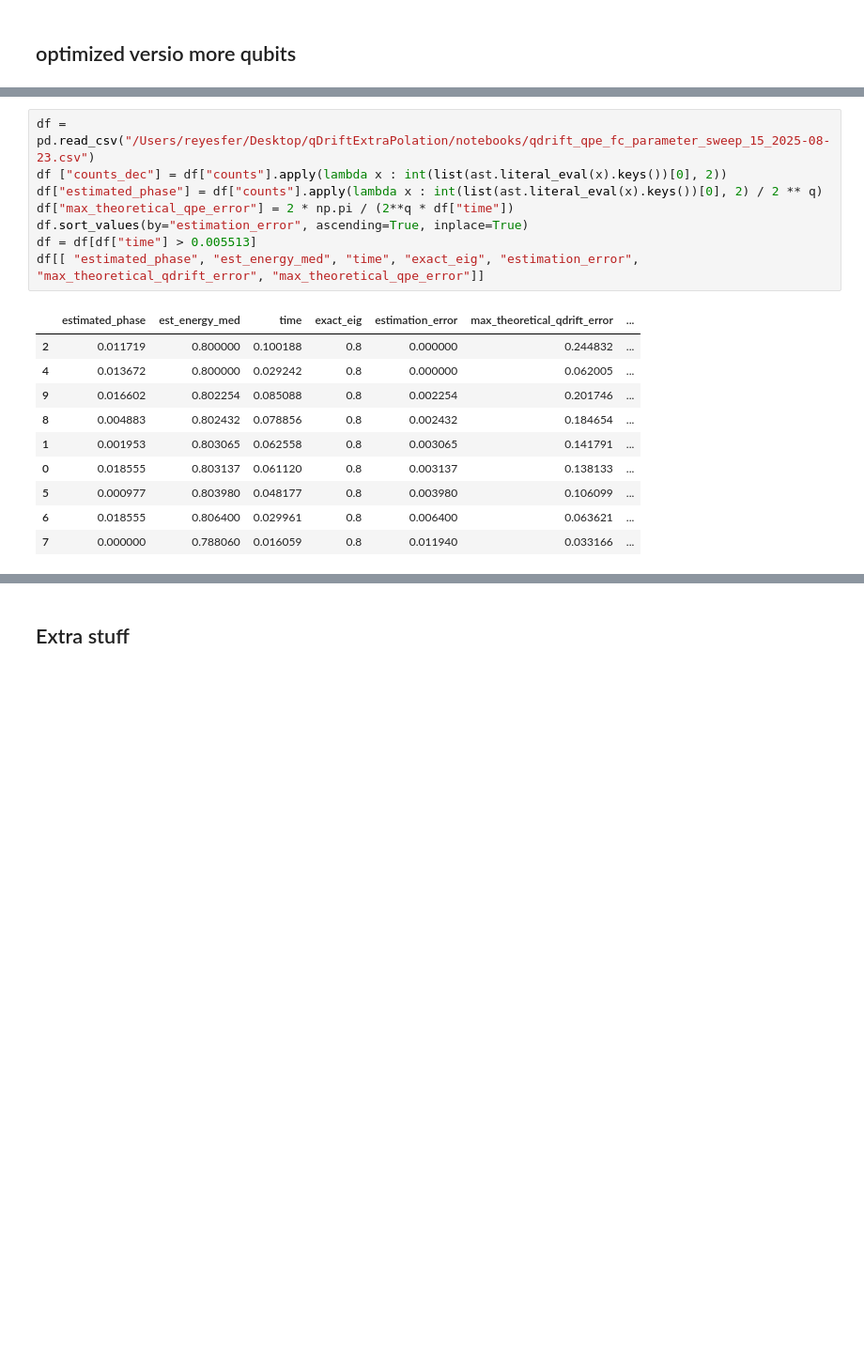
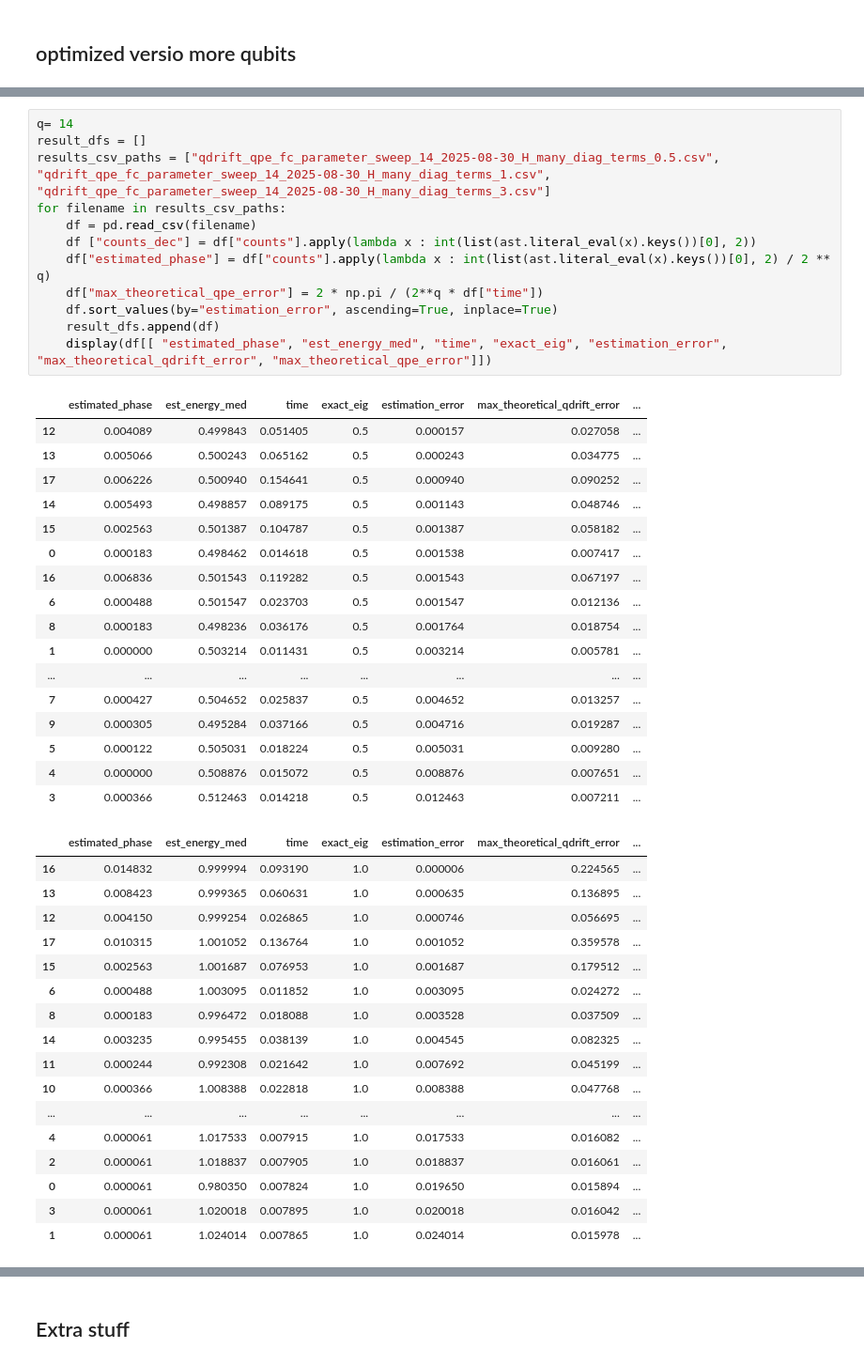
Before and after one commit to Rick0317/qDriftExtraPolation, a Jupyter notebook: notebooks/numerical_tests_qpe_parallel_opt_hermitian.ipynb, the cells around one changed output, grey strips where cells are left out. Shown at 94% size. Saved outputs shown, nothing was run; the diff lists cells and outputs as text; blank space fills up the shorter version.

```diff
--- a/notebooks/numerical_tests_qpe_parallel_opt_hermitian.ipynb
+++ b/notebooks/numerical_tests_qpe_parallel_opt_hermitian.ipynb
@@ -553,19 +635,47 @@ Running worker from process 49968
 # %%
-df = pd.read_csv("/Users/reyesfer/Desktop/qDriftExtraPolation/notebooks/qdrift_qpe_fc_parameter_sweep_15_2025-08-23.csv")
-df ["counts_dec"] = df["counts"].apply(lambda x : int(list(ast.literal_eval(x).keys())[0], 2))
-df["estimated_phase"] = df["counts"].apply(lambda x : int(list(ast.literal_eval(x).keys())[0], 2) / 2 ** q)
-df["max_theoretical_qpe_error"] = 2 * np.pi / (2**q * df["time"])
-df.sort_values(by="estimation_error", ascending=True, inplace=True)
-df = df[df["time"] > 0.005513]
-df[[ "estimated_phase", "est_energy_med", "time", "exact_eig", "estimation_error", "max_theoretical_qdrift_error", "max_theoretical_qpe_error"]]
+q= 14
+result_dfs = []
+results_csv_paths = ["qdrift_qpe_fc_parameter_sweep_14_2025-08-30_H_many_diag_terms_0.5.csv", "qdrift_qpe_fc_parameter_sweep_14_2025-08-30_H_many_diag_terms_1.csv", "qdrift_qpe_fc_parameter_sweep_14_2025-08-30_H_many_diag_terms_3.csv"]
+for filename in results_csv_paths:
+    df = pd.read_csv(filename)
+    df ["counts_dec"] = df["counts"].apply(lambda x : int(list(ast.literal_eval(x).keys())[0], 2))
+    df["estimated_phase"] = df["counts"].apply(lambda x : int(list(ast.literal_eval(x).keys())[0], 2) / 2 ** q)
+    df["max_theoretical_qpe_error"] = 2 * np.pi / (2**q * df["time"])
+    df.sort_values(by="estimation_error", ascending=True, inplace=True)
+    result_dfs.append(df)
+    display(df[[ "estimated_phase", "est_energy_med", "time", "exact_eig", "estimation_error", "max_theoretical_qdrift_error", "max_theoretical_qpe_error"]])
 # %% [output]
 |  | estimated_phase | est_energy_med | time | exact_eig | estimation_error | max_theoretical_qdrift_error | ... |
-| 2 | 0.011719 | 0.800000 | 0.100188 | 0.8 | 0.000000 | 0.244832 | ... |
-| 4 | 0.013672 | 0.800000 | 0.029242 | 0.8 | 0.000000 | 0.062005 | ... |
-| 9 | 0.016602 | 0.802254 | 0.085088 | 0.8 | 0.002254 | 0.201746 | ... |
-| 8 | 0.004883 | 0.802432 | 0.078856 | 0.8 | 0.002432 | 0.184654 | ... |
-| 1 | 0.001953 | 0.803065 | 0.062558 | 0.8 | 0.003065 | 0.141791 | ... |
-| 0 | 0.018555 | 0.803137 | 0.061120 | 0.8 | 0.003137 | 0.138133 | ... |
-| 5 | 0.000977 | 0.803980 | 0.048177 | 0.8 | 0.003980 | 0.106099 | ... |
-| 6 | 0.018555 | 0.806400 | 0.029961 | 0.8 | 0.006400 | 0.063621 | ... |
-| 7 | 0.000000 | 0.788060 | 0.016059 | 0.8 | 0.011940 | 0.033166 | ... |
+| 12 | 0.004089 | 0.499843 | 0.051405 | 0.5 | 0.000157 | 0.027058 | ... |
+| 13 | 0.005066 | 0.500243 | 0.065162 | 0.5 | 0.000243 | 0.034775 | ... |
+| 17 | 0.006226 | 0.500940 | 0.154641 | 0.5 | 0.000940 | 0.090252 | ... |
+| 14 | 0.005493 | 0.498857 | 0.089175 | 0.5 | 0.001143 | 0.048746 | ... |
+| 15 | 0.002563 | 0.501387 | 0.104787 | 0.5 | 0.001387 | 0.058182 | ... |
+| 0 | 0.000183 | 0.498462 | 0.014618 | 0.5 | 0.001538 | 0.007417 | ... |
+| 16 | 0.006836 | 0.501543 | 0.119282 | 0.5 | 0.001543 | 0.067197 | ... |
+| 6 | 0.000488 | 0.501547 | 0.023703 | 0.5 | 0.001547 | 0.012136 | ... |
+| 8 | 0.000183 | 0.498236 | 0.036176 | 0.5 | 0.001764 | 0.018754 | ... |
+| 1 | 0.000000 | 0.503214 | 0.011431 | 0.5 | 0.003214 | 0.005781 | ... |
+| ... | ... | ... | ... | ... | ... | ... | ... |
+| 7 | 0.000427 | 0.504652 | 0.025837 | 0.5 | 0.004652 | 0.013257 | ... |
+| 9 | 0.000305 | 0.495284 | 0.037166 | 0.5 | 0.004716 | 0.019287 | ... |
+| 5 | 0.000122 | 0.505031 | 0.018224 | 0.5 | 0.005031 | 0.009280 | ... |
+| 4 | 0.000000 | 0.508876 | 0.015072 | 0.5 | 0.008876 | 0.007651 | ... |
+| 3 | 0.000366 | 0.512463 | 0.014218 | 0.5 | 0.012463 | 0.007211 | ... |
+|  | estimated_phase | est_energy_med | time | exact_eig | estimation_error | max_theoretical_qdrift_error | ... |
+| 16 | 0.014832 | 0.999994 | 0.093190 | 1.0 | 0.000006 | 0.224565 | ... |
+| 13 | 0.008423 | 0.999365 | 0.060631 | 1.0 | 0.000635 | 0.136895 | ... |
+| 12 | 0.004150 | 0.999254 | 0.026865 | 1.0 | 0.000746 | 0.056695 | ... |
+| 17 | 0.010315 | 1.001052 | 0.136764 | 1.0 | 0.001052 | 0.359578 | ... |
+| 15 | 0.002563 | 1.001687 | 0.076953 | 1.0 | 0.001687 | 0.179512 | ... |
+| 6 | 0.000488 | 1.003095 | 0.011852 | 1.0 | 0.003095 | 0.024272 | ... |
+| 8 | 0.000183 | 0.996472 | 0.018088 | 1.0 | 0.003528 | 0.037509 | ... |
+| 14 | 0.003235 | 0.995455 | 0.038139 | 1.0 | 0.004545 | 0.082325 | ... |
+| 11 | 0.000244 | 0.992308 | 0.021642 | 1.0 | 0.007692 | 0.045199 | ... |
+| 10 | 0.000366 | 1.008388 | 0.022818 | 1.0 | 0.008388 | 0.047768 | ... |
+| ... | ... | ... | ... | ... | ... | ... | ... |
+| 4 | 0.000061 | 1.017533 | 0.007915 | 1.0 | 0.017533 | 0.016082 | ... |
+| 2 | 0.000061 | 1.018837 | 0.007905 | 1.0 | 0.018837 | 0.016061 | ... |
+| 0 | 0.000061 | 0.980350 | 0.007824 | 1.0 | 0.019650 | 0.015894 | ... |
+| 3 | 0.000061 | 1.020018 | 0.007895 | 1.0 | 0.020018 | 0.016042 | ... |
+| 1 | 0.000061 | 1.024014 | 0.007865 | 1.0 | 0.024014 | 0.015978 | ... |
```
Also changed, not shown: parts of 9 cells of this notebook, 15 other files.
